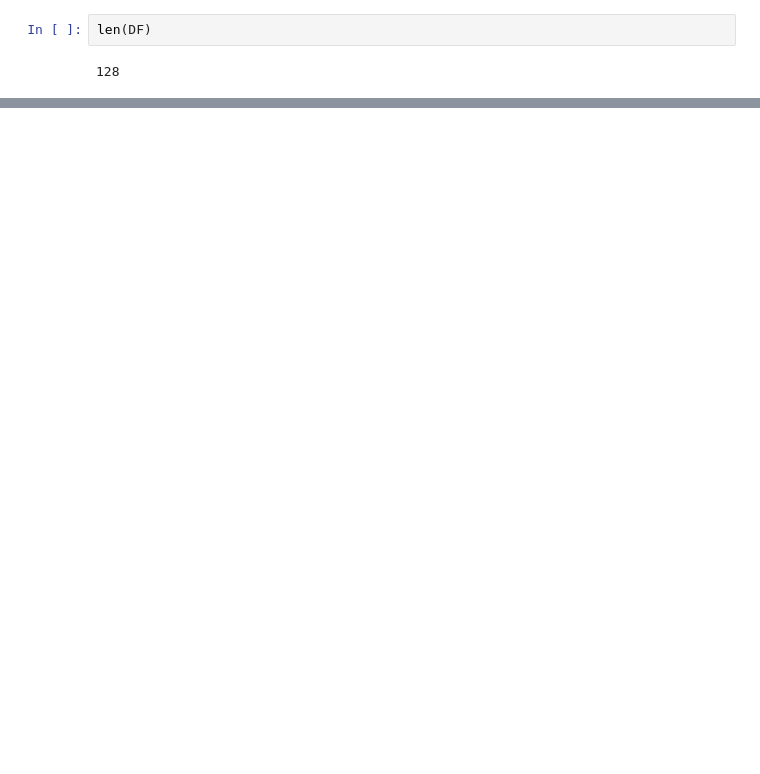
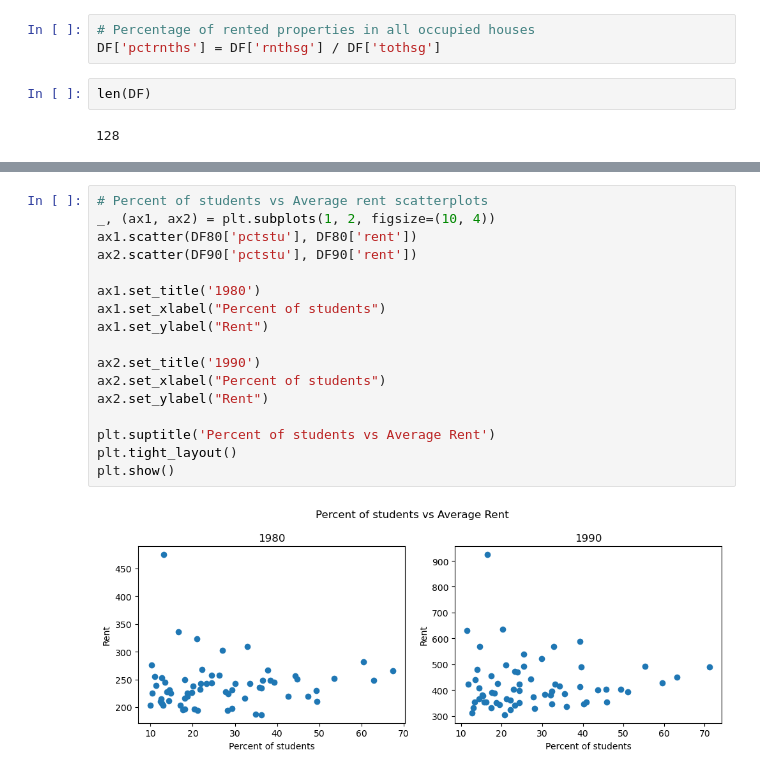
Before and after one commit to nichtemna/data_science_practical, a Jupyter notebook: data_review.ipynb, the cells around one changed output, grey strips where cells are left out. Drawn from its saved outputs; the diff is of its cells as text; blank space fills up the shorter version.

```diff
--- a/data_review.ipynb
+++ b/data_review.ipynb
@@ -5,6 +5,9 @@ import matplotlib.pyplot as plt
 pd.set_option('display.max_rows', None)
 # %%
 DF = pd.read_excel('data/data8.xls')
+# %%
+# Percentage of rented properties in all occupied houses
+DF['pctrnths'] = DF['rnthsg'] / DF['tothsg']
 # %%
 len(DF)
 # %% [output]
@@ -132,0 +172,19 @@ plt.show()
+# %%
+# Percent of students vs Average rent scatterplots
+_, (ax1, ax2) = plt.subplots(1, 2, figsize=(10, 4))
+ax1.scatter(DF80['pctstu'], DF80['rent'])
+ax2.scatter(DF90['pctstu'], DF90['rent'])
+
+ax1.set_title('1980')
+ax1.set_xlabel("Percent of students")
+ax1.set_ylabel("Rent")
+
+ax2.set_title('1990')
+ax2.set_xlabel("Percent of students")
+ax2.set_ylabel("Rent")
+
+plt.suptitle('Percent of students vs Average Rent')
+plt.tight_layout()
+plt.show()
+# %% [output]
+[figure, added]
```
Also changed, not shown: parts of 26 cells of this notebook.
